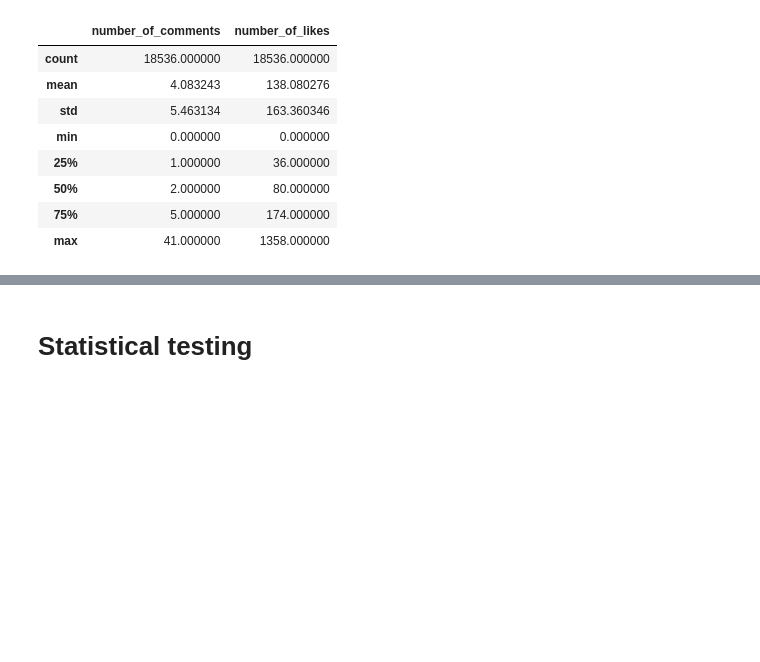
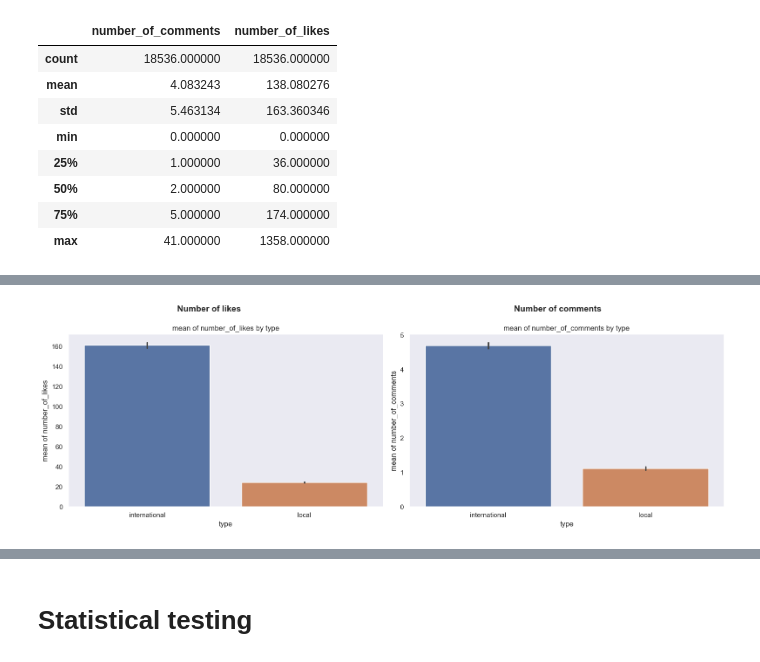
Before and after one commit to semwett0301/dms-hypothesis-testing, a Jupyter notebook: final_analysis.ipynb, the cells around one changed output, grey strips where cells are left out. Cells and saved outputs as stored; diff of their text form; code cells hidden in the pictures; blank space fills up the shorter version.

```diff
--- a/final_analysis.ipynb
+++ b/final_analysis.ipynb
@@ -1601,0 +1622,4 @@ final_cleaned_df.describe()
+# %%
+plot_grouped_feature_bars(df=final_cleaned_df, x_cols=[FIRST_GROUP_FEATURE], features=TARGET_FEATURES)
+# %% [output]
+[figure, added]
```
Also changed, not shown: parts of 19 cells of this notebook.
